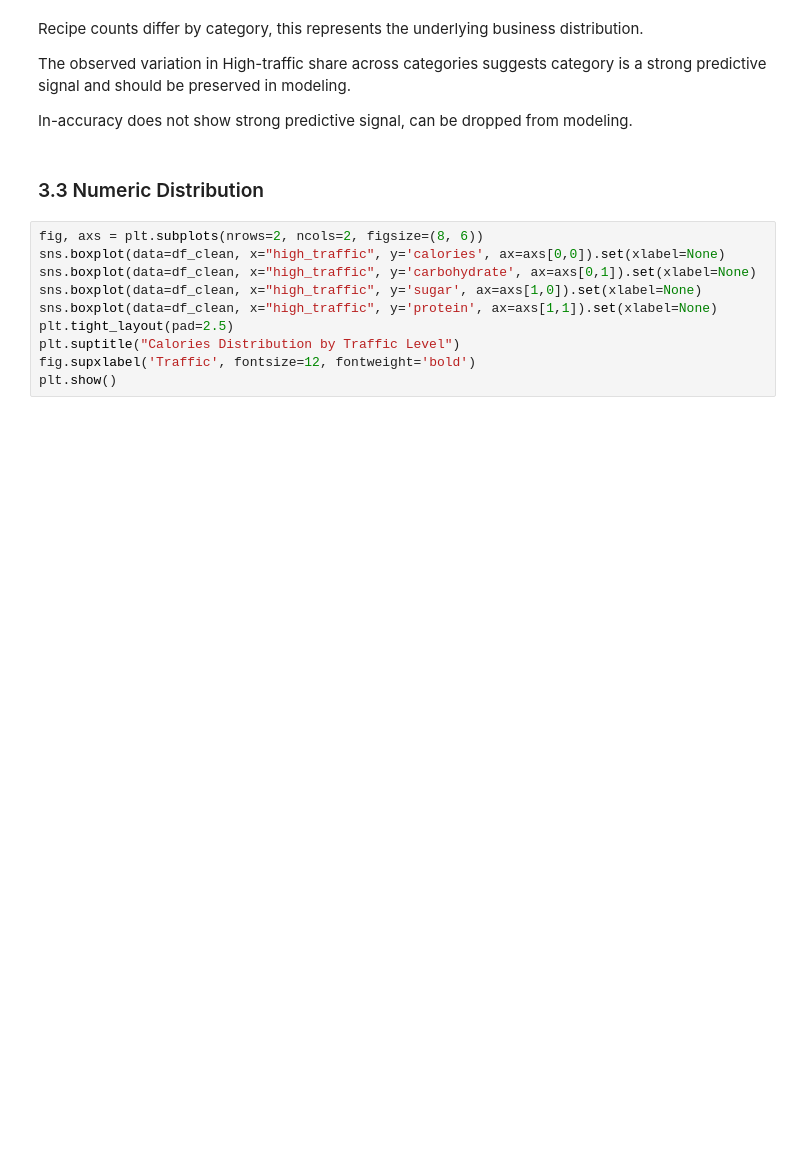
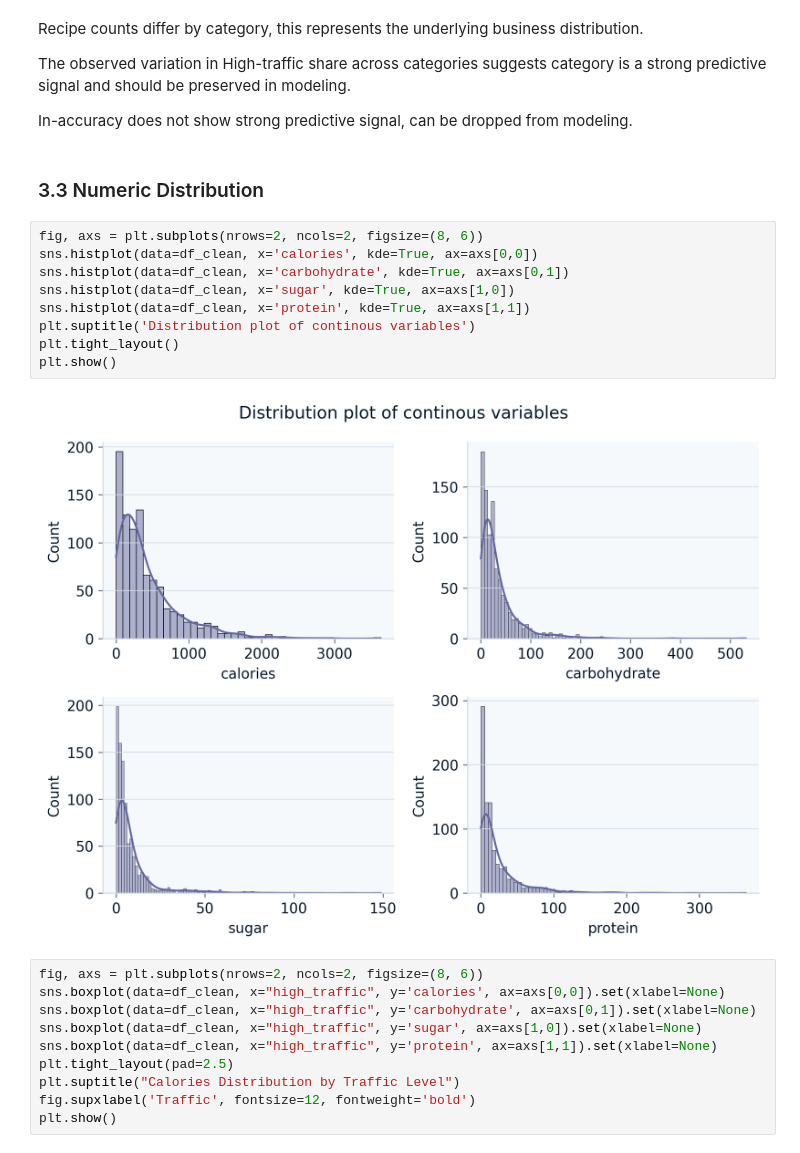
Before and after one commit to shashankgarewal/datacamp, a Jupyter notebook: notebook.ipynb, the cells around one changed output. Drawn from its saved outputs; the diff is of its cells as text; blank space fills up the shorter version.

```diff
--- a/notebook.ipynb
+++ b/notebook.ipynb
@@ -378,6 +379,17 @@ The observed variation in High-traffic share across categories suggests category
 In-accuracy does not show strong predictive signal, can be dropped from modeling.
 # %% [markdown]
 ### 3.3 Numeric Distribution
+# %%
+fig, axs = plt.subplots(nrows=2, ncols=2, figsize=(8, 6))
+sns.histplot(data=df_clean, x='calories', kde=True, ax=axs[0,0])
+sns.histplot(data=df_clean, x='carbohydrate', kde=True, ax=axs[0,1])
+sns.histplot(data=df_clean, x='sugar', kde=True, ax=axs[1,0])
+sns.histplot(data=df_clean, x='protein', kde=True, ax=axs[1,1])
+plt.suptitle('Distribution plot of continous variables')
+plt.tight_layout()
+plt.show()
+# %% [output]
+[figure, added]
 # %%
 fig, axs = plt.subplots(nrows=2, ncols=2, figsize=(8, 6))
 sns.boxplot(data=df_clean, x="high_traffic", y='calories', ax=axs[0,0]).set(xlabel=None)
```
Also changed, not shown: parts of 15 cells of this notebook.
